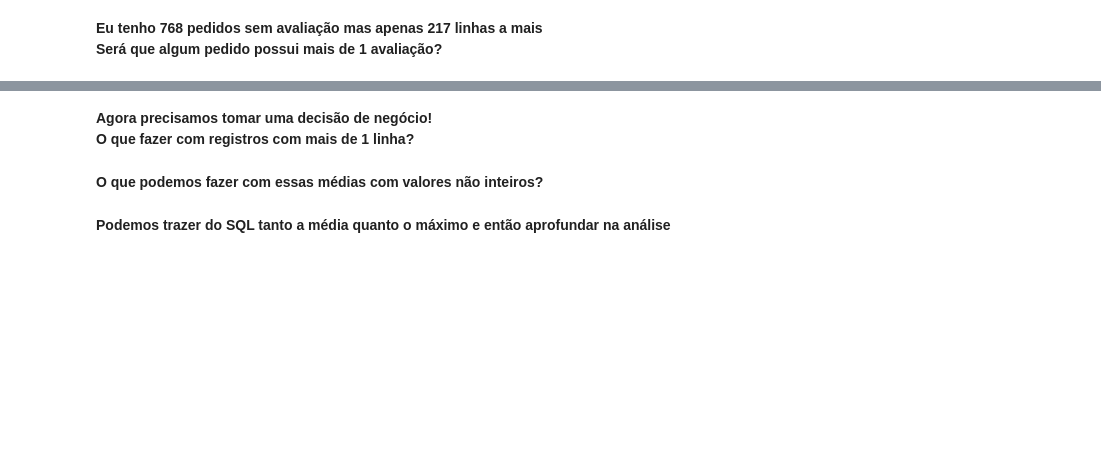
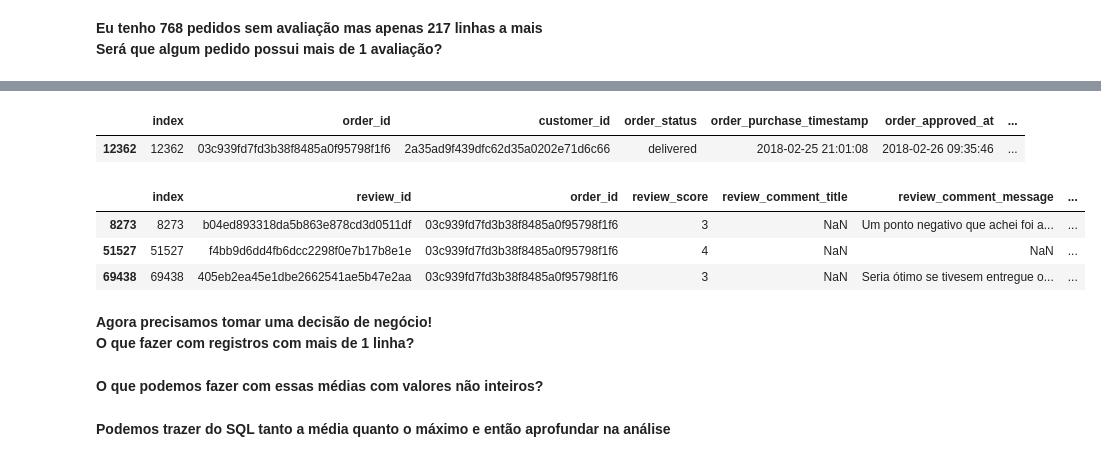
Before and after one commit to PauloViniciusR/SQL, a Jupyter notebook: Storytelling_sql/notebook/avaliacao.ipynb, the cells around one changed output, grey strips where cells are left out. Drawn from its saved outputs; the diff is of its cells as text; code cells hidden in the pictures; blank space fills up the shorter version.

```diff
--- a/Storytelling_sql/notebook/avaliacao.ipynb
+++ b/Storytelling_sql/notebook/avaliacao.ipynb
@@ -102,7 +139,17 @@ avaliacao_ordem = executa_consulta('SELECT * FROM orders o \
 # %%
 # Verificando essa primeira ordem na tabela de pedidos
+pedidos[pedidos.order_id == '03c939fd7fd3b38f8485a0f95798f1f6']
+# %% [output]
+|  | index | order_id | customer_id | order_status | order_purchase_timestamp | order_approved_at | ... |
+| 12362 | 12362 | 03c939fd7fd3b38f8485a0f95798f1f6 | 2a35ad9f439dfc62d35a0202e71d6c66 | delivered | 2018-02-25 21:01:08 | 2018-02-26 09:35:46 | ... |
 # %%
 # Agora verificando na tabela de avaliações
+avaliacoes[avaliacoes.order_id == '03c939fd7fd3b38f8485a0f95798f1f6']
+# %% [output]
+|  | index | review_id | order_id | review_score | review_comment_title | review_comment_message | ... |
+| 8273 | 8273 | b04ed893318da5b863e878cd3d0511df | 03c939fd7fd3b38f8485a0f95798f1f6 | 3 | NaN | Um ponto negativo que achei foi a... | ... |
+| 51527 | 51527 | f4bb9d6dd4fb6dcc2298f0e7b17b8e1e | 03c939fd7fd3b38f8485a0f95798f1f6 | 4 | NaN | NaN | ... |
+| 69438 | 69438 | 405eb2ea45e1dbe2662541ae5b47e2aa | 03c939fd7fd3b38f8485a0f95798f1f6 | 3 | NaN | Seria ótimo se tivesem entregue o... | ... |
 # %% [markdown]
 **Agora precisamos tomar uma decisão de negócio!**<br>
 **O que fazer com registros com mais de 1 linha?**
```
Also changed, not shown: parts of 5 cells of this notebook, 1 other file.
